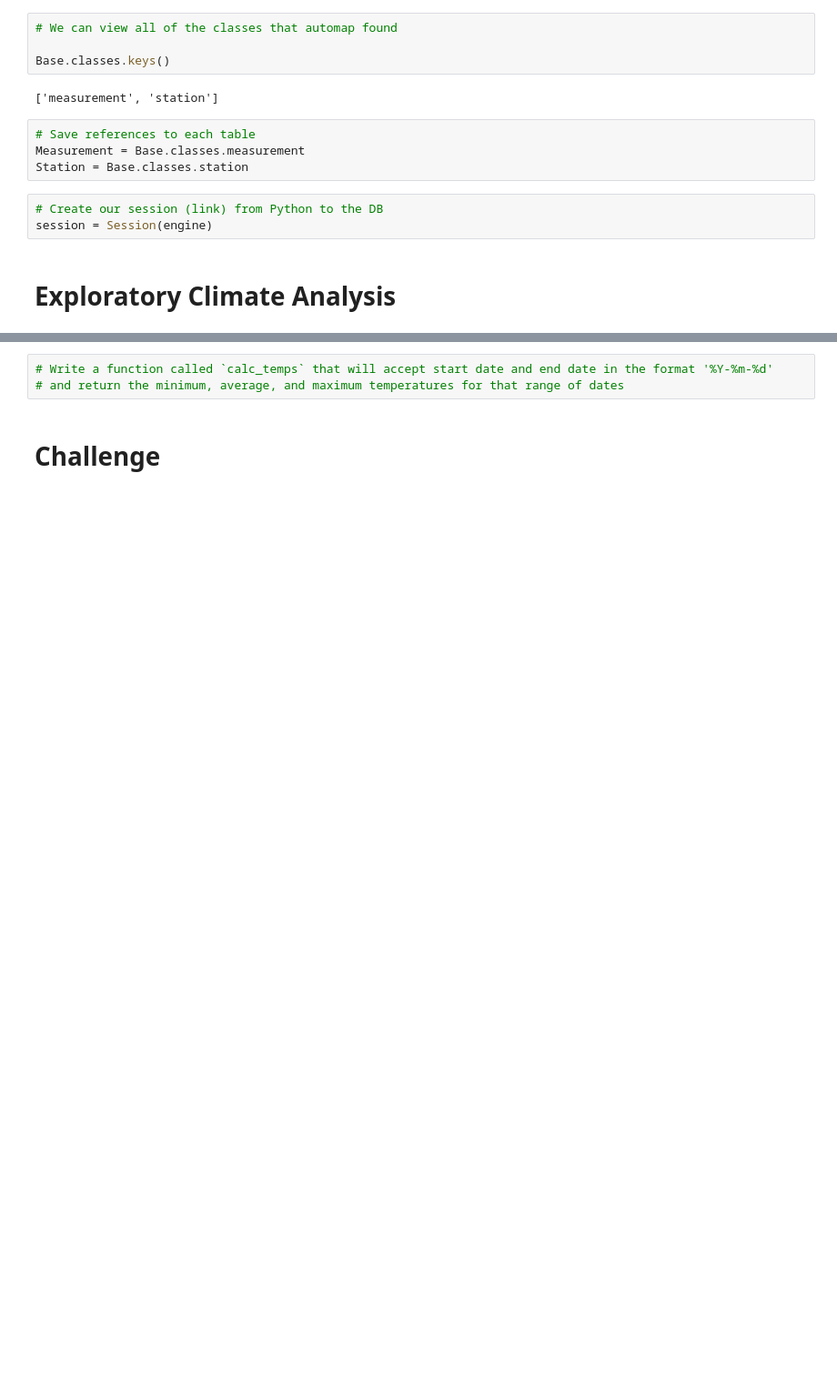
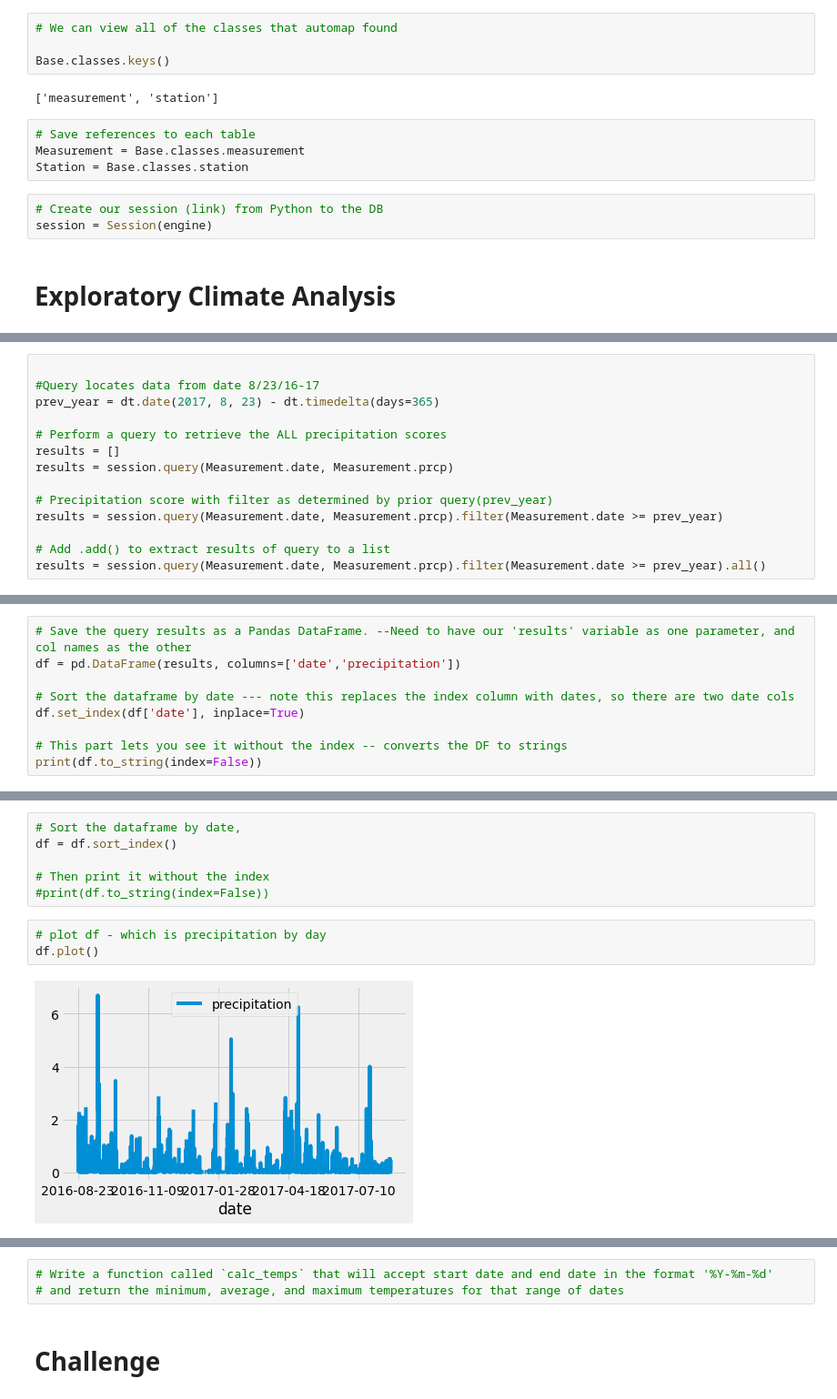
Before and after one commit to HopkinsKV/surfs_up, a Jupyter notebook: climate_analysis.ipynb, the cells around one changed output, grey strips where cells are left out. Shown at 91% size. Cells and saved outputs as stored; diff of their text form; blank space fills up the shorter version.

```diff
--- a/climate_analysis.ipynb
+++ b/climate_analysis.ipynb
@@ -51,0 +43,14 @@ session = Session(engine)
+# %%
+
+#Query locates data from date 8/23/16-17
+prev_year = dt.date(2017, 8, 23) - dt.timedelta(days=365)
+
+# Perform a query to retrieve the ALL precipitation scores
+results = []
+results = session.query(Measurement.date, Measurement.prcp)
+
+# Precipitation score with filter as determined by prior query(prev_year)
+results = session.query(Measurement.date, Measurement.prcp).filter(Measurement.date >= prev_year)
+
+# Add .add() to extract results of query to a list
+results = session.query(Measurement.date, Measurement.prcp).filter(Measurement.date >= prev_year).all()
@@ -51,0 +59,9 @@ session = Session(engine)
+# %%
+# Save the query results as a Pandas DataFrame. --Need to have our 'results' variable as one parameter, and col names as the other
+df = pd.DataFrame(results, columns=['date','precipitation'])
+
+# Sort the dataframe by date --- note this replaces the index column with dates, so there are two date cols
+df.set_index(df['date'], inplace=True)
+
+# This part lets you see it without the index -- converts the DF to strings
+print(df.to_string(index=False))
@@ -52,2 +86,13 @@ session = Session(engine)
+# %%
+# Sort the dataframe by date,
+df = df.sort_index()
+
+# Then print it without the index
+#print(df.to_string(index=False))
+# %%
+# plot df - which is precipitation by day
+df.plot()
+# %% [output]
+[figure, added]
 # %%
 # Use Pandas to calcualte the summary statistics for the precipitation data
```
Also changed, not shown: parts of 15 cells of this notebook, 1 other file.
